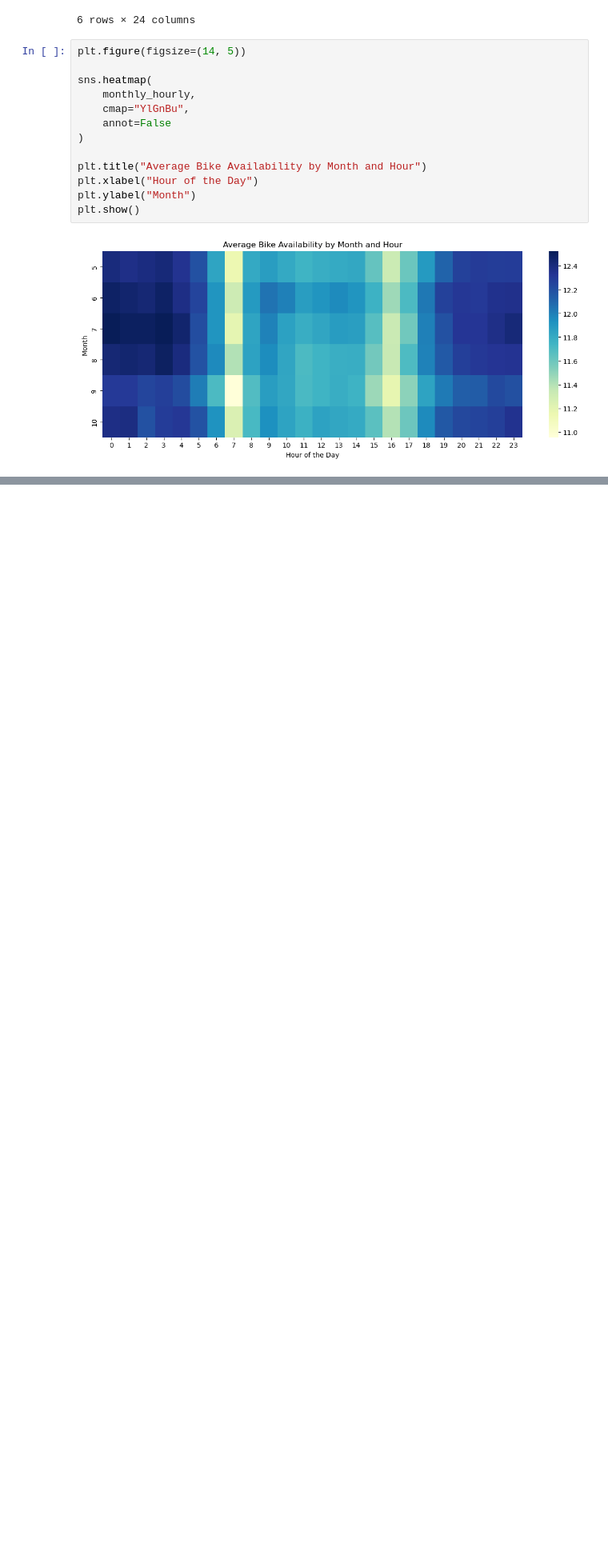
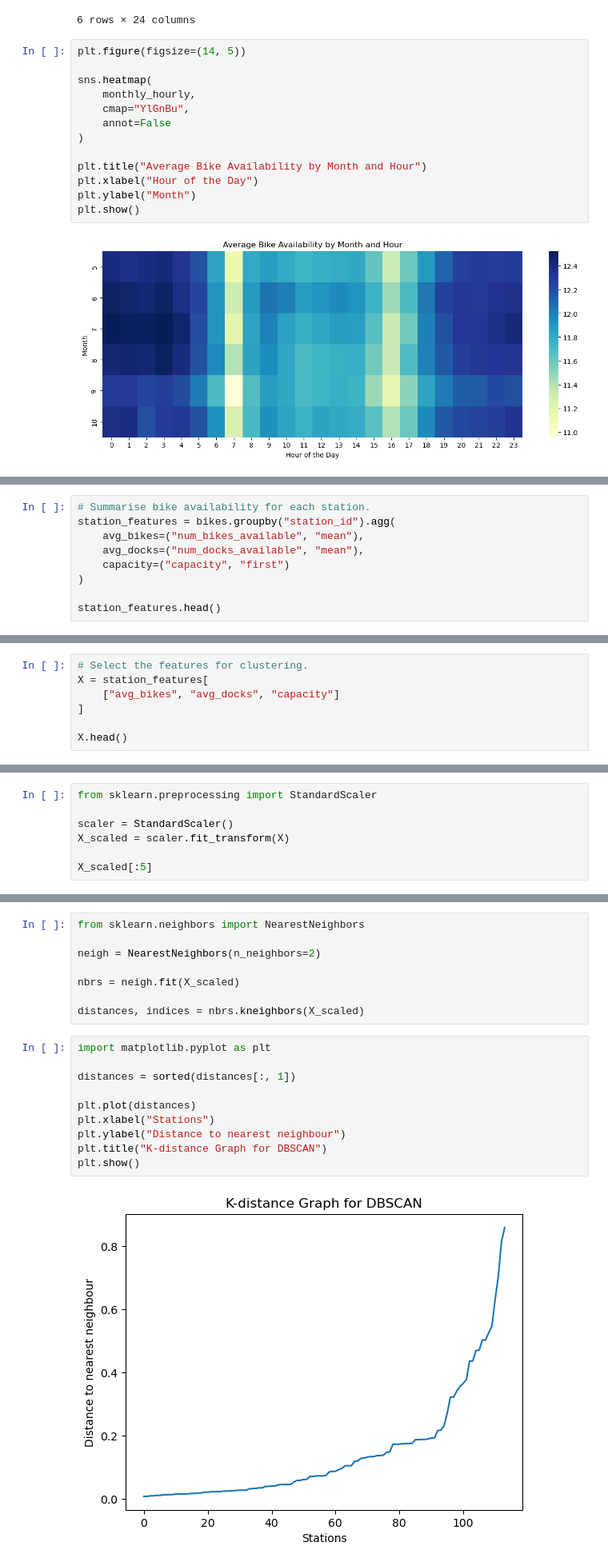
Before and after one commit to 2026248-bit/CA1MLB--2026248-, a Jupyter notebook: Notebook/CA1_MLB.ipynb, the cells around one changed output, grey strips where cells are left out. Shown at 80% size. Saved outputs shown, nothing was run; the diff lists cells and outputs as text; blank space fills up the shorter version.

Commit message:
Start clustering analysis and test DBSCAN parameters

```diff
--- a/Notebook/CA1_MLB.ipynb
+++ b/Notebook/CA1_MLB.ipynb
@@ -855,0 +860,9 @@ The heatmap compares average bike availability across months and hours of the da
+# %%
+# Summarise bike availability for each station.
+station_features = bikes.groupby("station_id").agg(
+    avg_bikes=("num_bikes_available", "mean"),
+    avg_docks=("num_docks_available", "mean"),
+    capacity=("capacity", "first")
+)
+
+station_features.head()
@@ -855,0 +903,7 @@ The heatmap compares average bike availability across months and hours of the da
+# %%
+# Select the features for clustering.
+X = station_features[
+    ["avg_bikes", "avg_docks", "capacity"]
+]
+
+X.head()
@@ -855,0 +918,7 @@ The heatmap compares average bike availability across months and hours of the da
+# %%
+from sklearn.preprocessing import StandardScaler
+
+scaler = StandardScaler()
+X_scaled = scaler.fit_transform(X)
+
+X_scaled[:5]
@@ -855,0 +948,20 @@ The heatmap compares average bike availability across months and hours of the da
+# %%
+from sklearn.neighbors import NearestNeighbors
+
+neigh = NearestNeighbors(n_neighbors=2)
+
+nbrs = neigh.fit(X_scaled)
+
+distances, indices = nbrs.kneighbors(X_scaled)
+# %%
+import matplotlib.pyplot as plt
+
+distances = sorted(distances[:, 1])
+
+plt.plot(distances)
+plt.xlabel("Stations")
+plt.ylabel("Distance to nearest neighbour")
+plt.title("K-distance Graph for DBSCAN")
+plt.show()
+# %% [output]
+[figure, added]
```
Also changed, not shown: parts of 14 cells of this notebook.
